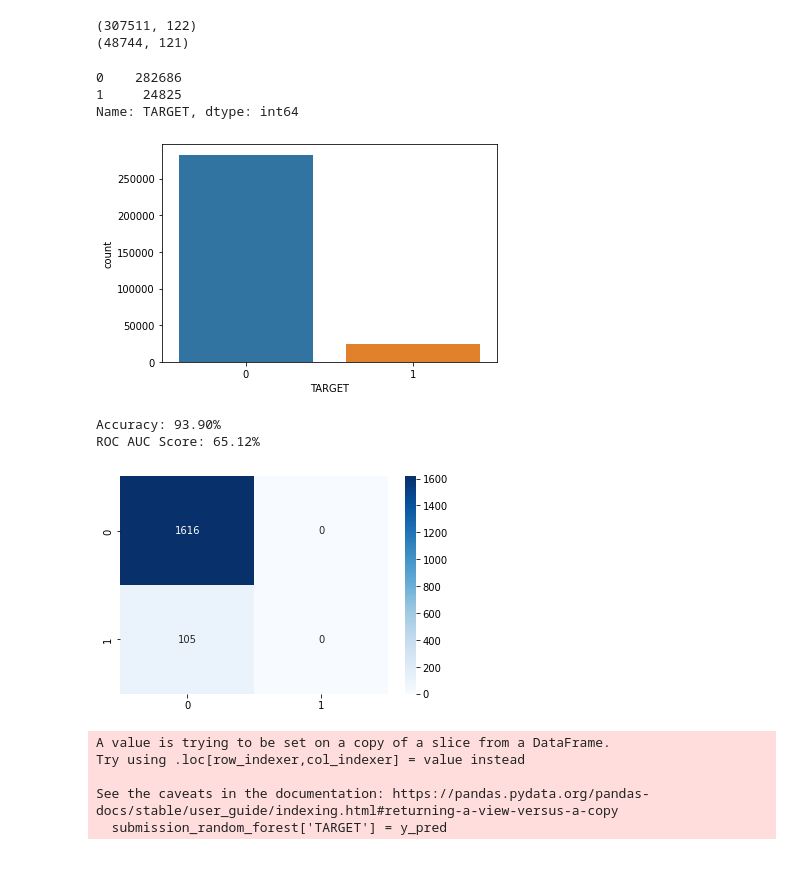
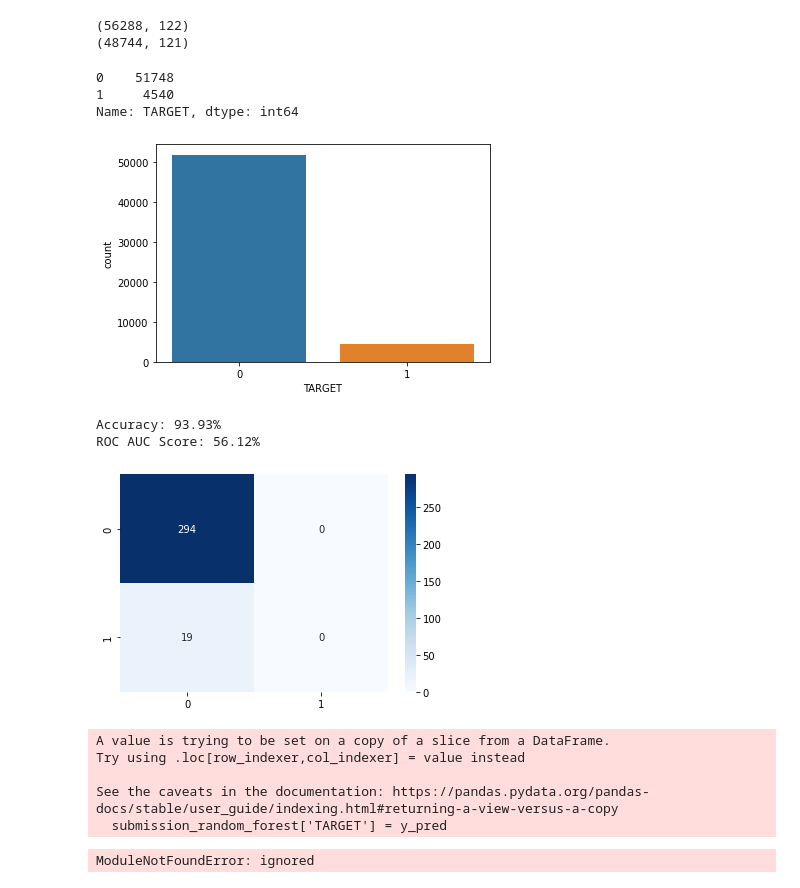
Before and after one commit to CedricSamboun/MLflow, a Jupyter notebook: MLFLOW2.ipynb, the cells around one changed output. Cells and saved outputs as stored; diff of their text form; code cells hidden in the pictures.

```diff
--- a/MLFLOW2.ipynb
+++ b/MLFLOW2.ipynb
@@ -21,26 +21,26 @@ import joblib #Export Pre-Processor/Model
 import seaborn as sns
 # %%
 # import dataset application_train.csv an application_test.csv
-df_train = pd.read_csv('application_train.csv')
-df_test = pd.read_csv('application_test.csv')
+df_train = pd.read_csv('/content/application_train.csv')
+df_test = pd.read_csv('/content/application_test.csv')
 
 #describe df_train and  df_test
 
 df_train.describe()
 df_test.describe()
 print(df_train.shape)
 print(df_test.shape)
 
 #How the target labels are spread
 sns.countplot(df_train.TARGET)
 df_train['TARGET'].value_counts()
 # %% [output]
-(307511, 122)
+(56288, 122)
 (48744, 121)
-0    282686
-1     24825
+0    51748
+1     4540
 Name: TARGET, dtype: int64
-[figure, old version]
+[figure, new version]
 # %%
 import pandas as pd
 from sklearn.ensemble import RandomForestClassifier
@@ -93,8 +93,8 @@ sns.heatmap(cm, annot=True, fmt='d', cmap='Blues')
 # create confusion matrix.png
 plt.savefig('confusion_matrix.png')
 # %% [output]
-Accuracy: 93.90%
-ROC AUC Score: 65.12%
+Accuracy: 93.93%
+ROC AUC Score: 56.12%
-[figure, old version]
+[figure, new version]
 # %%
 from sklearn.impute import SimpleImputer
@@ -169,6 +171,8 @@ with mlflow.start_run():
         mlflow.log_param('max_features', clf.max_features)
         mlflow.log_param('max_leaf_nodes', clf.max_leaf_nodes)
         mlflow.log_param('min_impurity_decrease', clf.min_impurity_decrease)
+# %% [output]
+ModuleNotFoundError: ignored
 # %%
 import mlflow.sklearn
 
```
Also changed, not shown: parts of 5 cells of this notebook.
